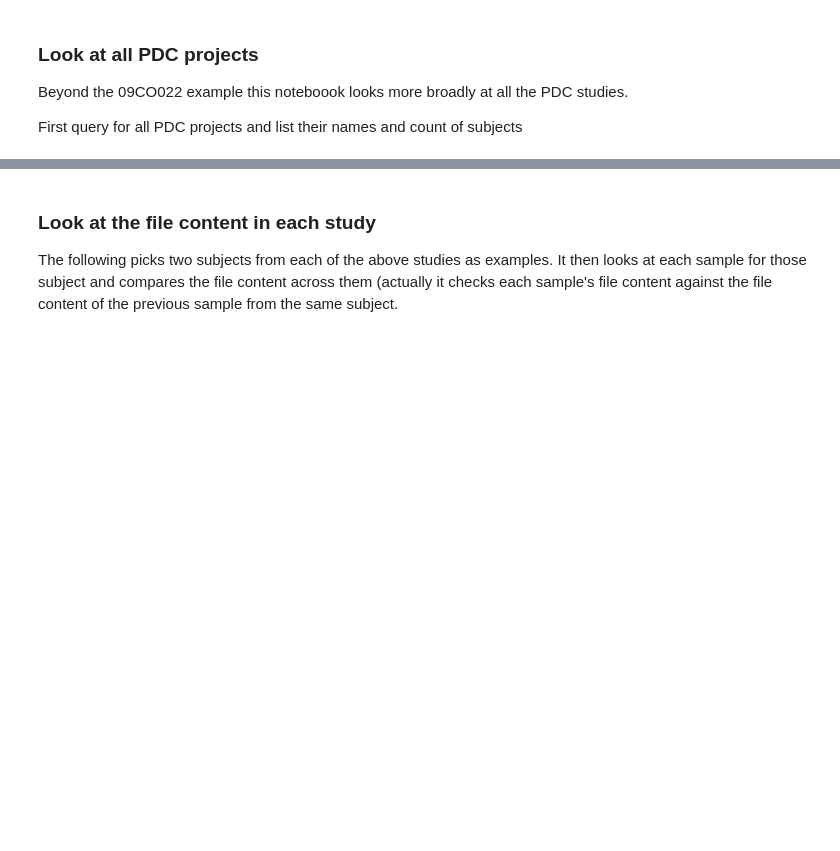
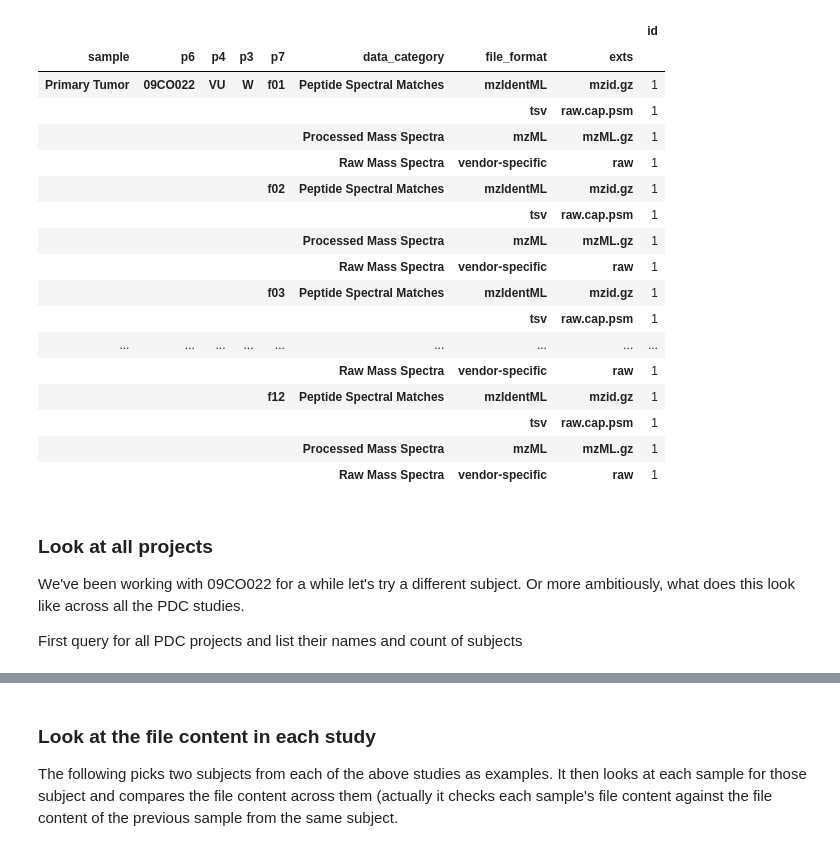
Before and after one commit to ianfore/cdatest, a Jupyter notebook: v2tests/Proteomic Files on v2.ipynb, the cells around one changed output, grey strips where cells are left out. Saved outputs shown, nothing was run; the diff lists cells and outputs as text; code cells hidden in the pictures; blank space fills up the shorter version.

Commit message:
PDC example updates

```diff
--- a/v2tests/Proteomic Files on v2.ipynb
+++ b/v2tests/Proteomic Files on v2.ipynb
@@ -0,0 +7,9 @@
+# %%
+q1 = Q('ResearchSubject.id = "c5421e34-e5c7-4ba5-aed9-146a5575fd8d"')
+r = q1.run(limit=2)
+r.sql
+print(r)
+import json
+j = json.dumps(r[0], indent=3)
+with open('./query_results/09CO022.json', 'w') as f:
+    f.write(j)
@@ -0,0 +37,3 @@
+# %%
+subject2 = r[0]['ResearchSubject'][1]
+len(subject2['Specimen'])
@@ -0,0 +44,17 @@
+# %%
+files = []
+for s2 in subject2['Specimen']:
+    if s2['specimen_type'] == 'aliquot':
+        for f in s2['File']:
+            #print(f['label'])
+            parts = f['label'].split('_')
+            n = 1
+            for p in parts:
+                f['p'+str(n)] = p
+                n += 1
+            lastTwo = f['p'+str(n-1)].split(".", 1)
+            f['p'+str(n-1)] = lastTwo[0]
+            f['exts'] = lastTwo[1]
+            f['sample'] = s2['source_material_type']
+            files.append(f)
+files
@@ -0,0 +79,3 @@
+# %%
+import pandas as pd
+df = pd.DataFrame(files)
@@ -0,0 +150,29 @@
+# %%
+proteomics_df = df.groupby(['sample','p6','p4','p3','p7','data_category','file_format','exts']).count()[['id']]
+
+pd.set_option('display.max_rows', None)
+pd.set_option('display.max_columns', None)
+pd.set_option('display.width', 1000)
+pd.set_option('display.colheader_justify', 'center')
+pd.set_option('display.precision', 3)
+
+display(proteomics_df)
+# %% [output]
+|  |  |  |  |  |  |  |  | id |
+| sample | p6 | p4 | p3 | p7 | data_category | file_format | exts |  |
+| Primary Tumor | 09CO022 | VU | W | f01 | Peptide Spectral Matches | mzIdentML | mzid.gz | 1 |
+|  |  |  |  |  |  | tsv | raw.cap.psm | 1 |
+|  |  |  |  |  | Processed Mass Spectra | mzML | mzML.gz | 1 |
+|  |  |  |  |  | Raw Mass Spectra | vendor-specific | raw | 1 |
+|  |  |  |  | f02 | Peptide Spectral Matches | mzIdentML | mzid.gz | 1 |
+|  |  |  |  |  |  | tsv | raw.cap.psm | 1 |
+|  |  |  |  |  | Processed Mass Spectra | mzML | mzML.gz | 1 |
+|  |  |  |  |  | Raw Mass Spectra | vendor-specific | raw | 1 |
+|  |  |  |  | f03 | Peptide Spectral Matches | mzIdentML | mzid.gz | 1 |
+|  |  |  |  |  |  | tsv | raw.cap.psm | 1 |
+| ... | ... | ... | ... | ... | ... | ... | ... | ... |
+|  |  |  |  |  | Raw Mass Spectra | vendor-specific | raw | 1 |
+|  |  |  |  | f12 | Peptide Spectral Matches | mzIdentML | mzid.gz | 1 |
+|  |  |  |  |  |  | tsv | raw.cap.psm | 1 |
+|  |  |  |  |  | Processed Mass Spectra | mzML | mzML.gz | 1 |
+|  |  |  |  |  | Raw Mass Spectra | vendor-specific | raw | 1 |
@@ -1,6 +186,6 @@
 # %% [markdown]
-### Look at all PDC projects
-Beyond the 09CO022 example this noteboook looks more broadly at all the PDC studies.
+### Look at all projects
+We've been working with 09CO022 for a while let's try a different subject. Or more ambitiously, what does this look like across all the PDC studies.
 
 
 First query for all PDC projects and list their names and count of subjects
```
Also changed, not shown: parts of 19 cells of this notebook, 3 other files.
